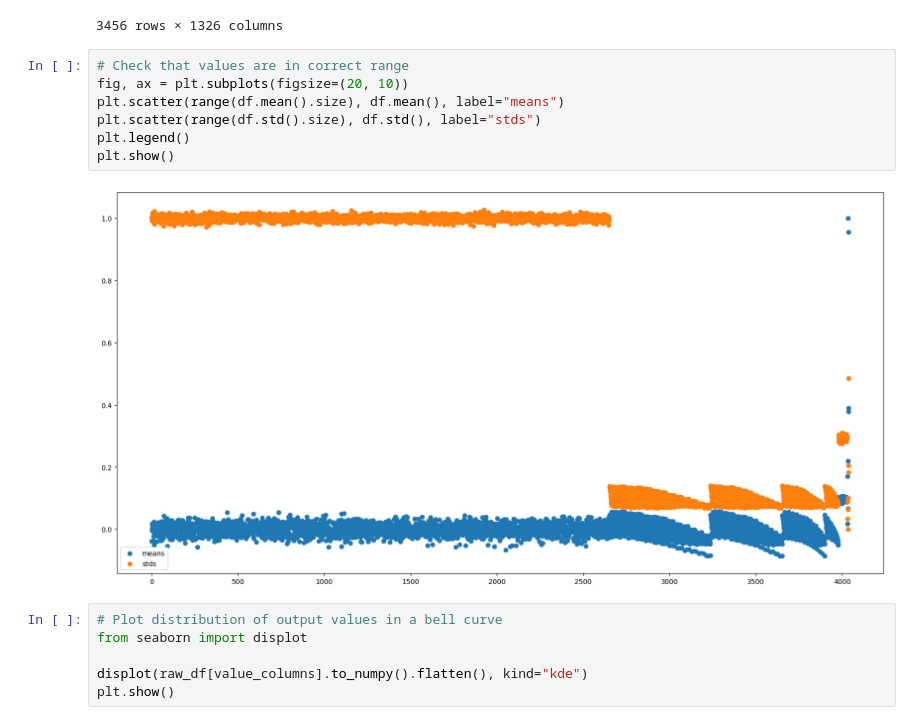
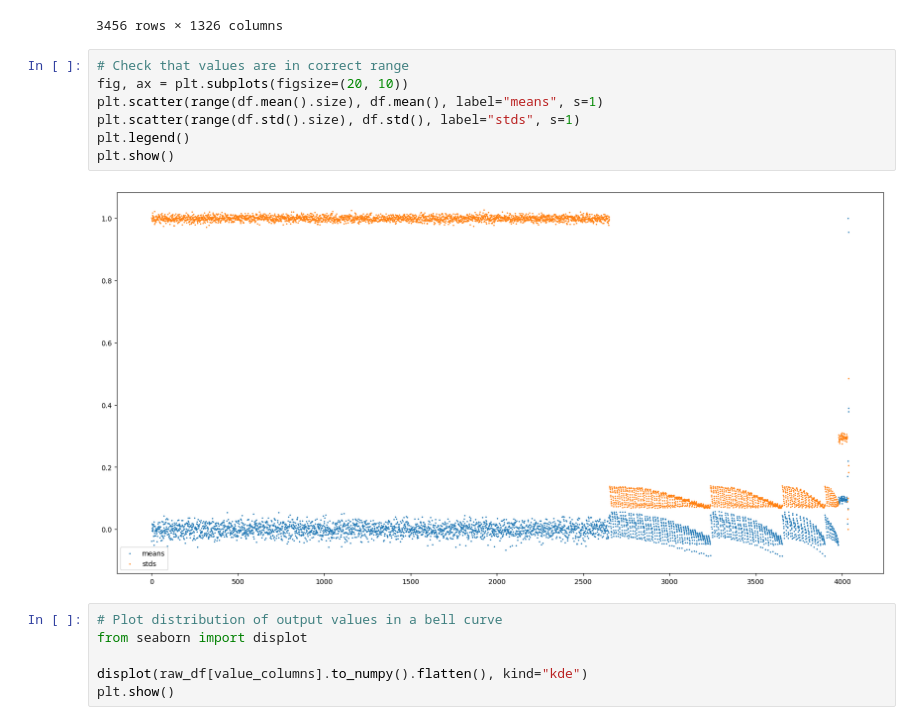
Before and after one commit to tjespe/texas-holdem-ai, a Jupyter notebook: train_nn.ipynb, the cells around one changed output. Cells and saved outputs as stored; diff of their text form.

```diff
--- a/train_nn.ipynb
+++ b/train_nn.ipynb
@@ -242,12 +243,12 @@ Max of target variable: 0.7272040571620371
 # %%
 # Check that values are in correct range
 fig, ax = plt.subplots(figsize=(20, 10))
-plt.scatter(range(df.mean().size), df.mean(), label="means")
-plt.scatter(range(df.std().size), df.std(), label="stds")
+plt.scatter(range(df.mean().size), df.mean(), label="means", s=1)
+plt.scatter(range(df.std().size), df.std(), label="stds", s=1)
 plt.legend()
 plt.show()
 # %% [output]
-[figure, old version]
+[figure, new version]
 # %%
 # Plot distribution of output values in a bell curve
 from seaborn import displot
```
Also changed, not shown: parts of 10 cells of this notebook.
